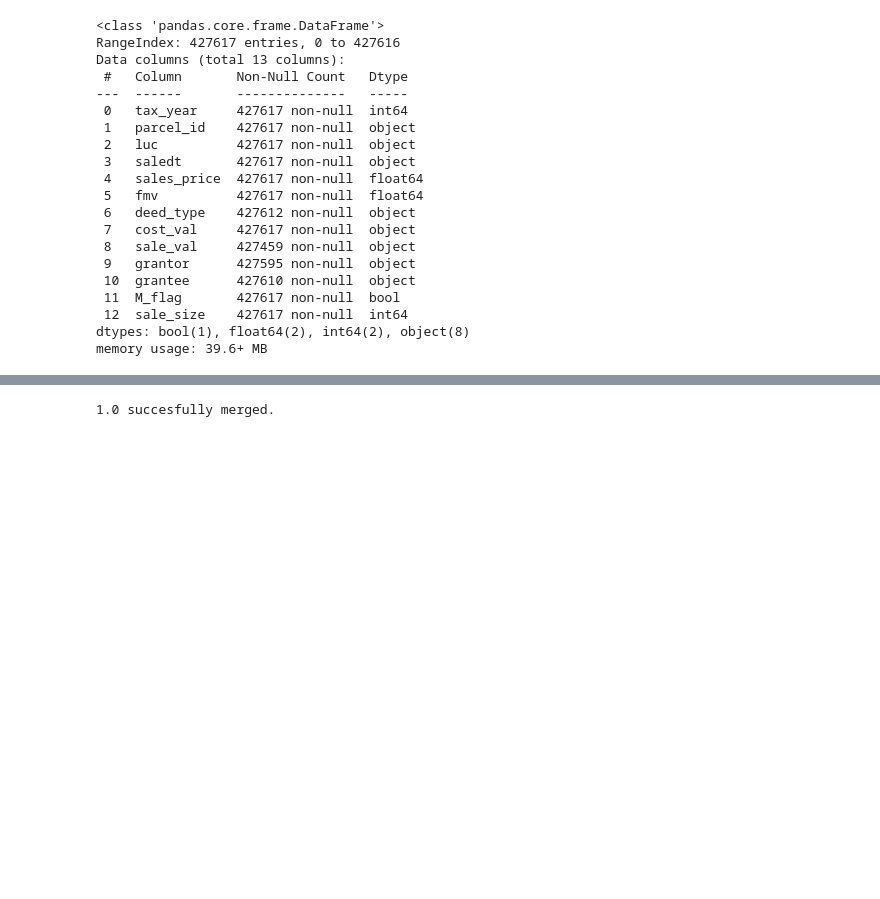
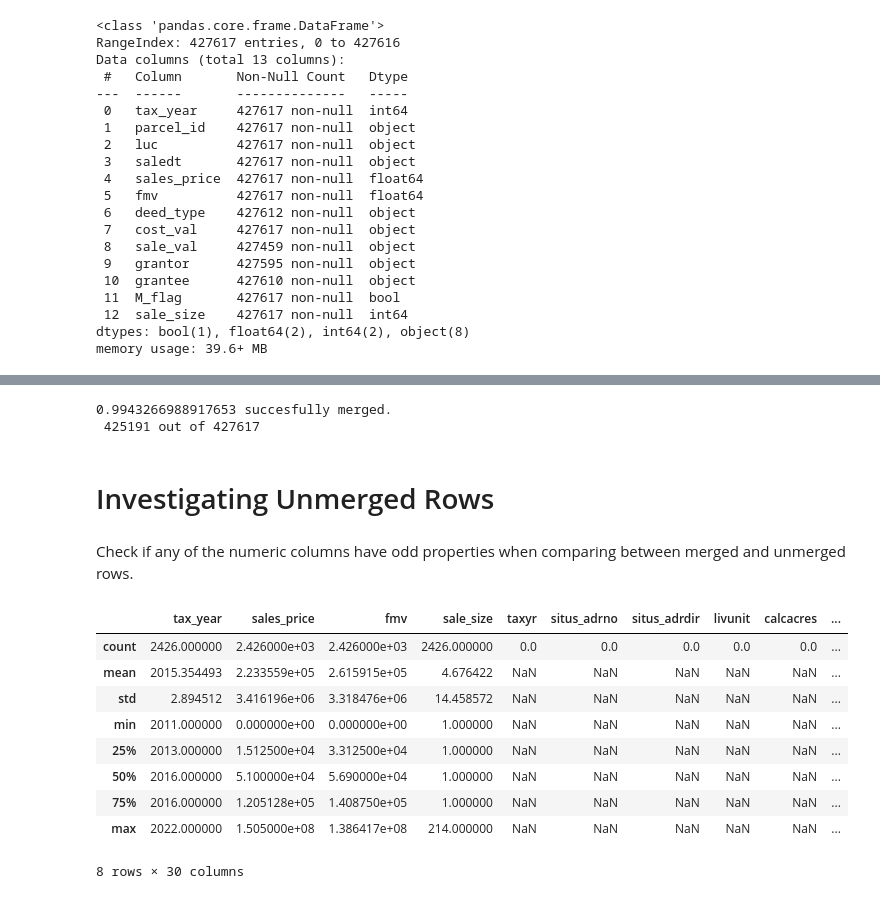
Before and after one commit to Urban-Research-Group/parcel-data-processor, a Jupyter notebook: code/fulton/sales_digest_fulton.ipynb, the cells around one changed output, grey strips where cells are left out. Drawn from its saved outputs; the diff is of its cells as text; code cells hidden in the pictures; blank space fills up the shorter version.

```diff
--- a/code/fulton/sales_digest_fulton.ipynb
+++ b/code/fulton/sales_digest_fulton.ipynb
@@ -8,7 +8,7 @@ Both the fulton digest and sales data were already compiled, so we don't actuall
 import os
 import pandas as pd
 # %%
-SALES_PATH = "/Users/tpeng/Library/CloudStorage/OneDrive-GeorgiaInstituteofTechnology/Housing and Urban Policy (HUP) Lab - Documents/Data Files/Raw Data/ATLSales/FINAL/SALES_fulton.csv"
+SALES_PATH = "/Users/tpeng/Library/CloudStorage/OneDrive-GeorgiaInstituteofTechnology/Housing and Urban Policy (HUP) Lab - Documents/Data Files/Raw Data/ATLSales/FINAL/FULTON_SALES_FINAL.csv"
 DIGEST_PATH = "/Users/tpeng/Library/CloudStorage/OneDrive-GeorgiaInstituteofTechnology/Housing and Urban Policy (HUP) Lab - Documents/Data Files/Final Datasets/Fulton/fulton_digest_withnonprofit.csv"
 
 if os.path.exists(SALES_PATH):
@@ -16,7 +16,7 @@ if os.path.exists(SALES_PATH):
 else:
     print(f"Sales file NOT PRESENT, {SALES_PATH} not found.")
 
-if os.path.exists(SALES_PATH):
+if os.path.exists(DIGEST_PATH):
     print(f"Digest file present at {DIGEST_PATH}")
 else:
     print(f"Digest file NOT PRESENT, {DIGEST_PATH} not found.")
@@ -73,13 +98,14 @@ memory usage: 39.6+ MB
 # %%
 OUT_PATH = "../../data/fulton/out"
 # %%
-sales_tax_merged = pd.merge(left=sales_df, right=digest_df, left_on=["parcel_id", "tax_year"], right_on=["parid", "taxyr"],
+sales_tax_merged = pd.merge(left=sales_df, right=digest_df, how="left", left_on=["parcel_id", "tax_year"], right_on=["parid", "taxyr"],
                             suffixes=("_sales", ""))
 # %%
 total_rows = sales_tax_merged.shape[0]
 merged_rows = sales_tax_merged["parid"].notna().sum()
 
-print(f"{merged_rows / total_rows} succesfully merged.")
+print(f"{merged_rows / total_rows} succesfully merged.\n {merged_rows} out of {total_rows}")
 # %% [output]
-1.0 succesfully merged.
+0.9943266988917653 succesfully merged.
+ 425191 out of 427617
 # %%
@@ -86,0 +113,20 @@ sales_tax_merged.to_csv(os.path.join(OUT_PATH, "FULTON_SALES_TAX_DIGEST_FINAL.cs
+# %% [markdown]
+# Investigating Unmerged Rows
+# %%
+unmerged_df = sales_tax_merged[sales_tax_merged["parid"].isna()]
+merged_df = sales_tax_merged[sales_tax_merged["parid"].notna()]
+# %% [markdown]
+Check if any of the numeric columns have odd properties when comparing between merged and unmerged rows.
+# %%
+unmerged_df.describe()
+# %% [output]
+|  | tax_year | sales_price | fmv | sale_size | taxyr | situs_adrno | situs_adrdir | livunit | calcacres | ... |
+| count | 2426.000000 | 2.426000e+03 | 2.426000e+03 | 2426.000000 | 0.0 | 0.0 | 0.0 | 0.0 | 0.0 | ... |
+| mean | 2015.354493 | 2.233559e+05 | 2.615915e+05 | 4.676422 | NaN | NaN | NaN | NaN | NaN | ... |
+| std | 2.894512 | 3.416196e+06 | 3.318476e+06 | 14.458572 | NaN | NaN | NaN | NaN | NaN | ... |
+| min | 2011.000000 | 0.000000e+00 | 0.000000e+00 | 1.000000 | NaN | NaN | NaN | NaN | NaN | ... |
+| 25% | 2013.000000 | 1.512500e+04 | 3.312500e+04 | 1.000000 | NaN | NaN | NaN | NaN | NaN | ... |
+| 50% | 2016.000000 | 5.100000e+04 | 5.690000e+04 | 1.000000 | NaN | NaN | NaN | NaN | NaN | ... |
+| 75% | 2016.000000 | 1.205128e+05 | 1.408750e+05 | 1.000000 | NaN | NaN | NaN | NaN | NaN | ... |
+| max | 2022.000000 | 1.505000e+08 | 1.386417e+08 | 214.000000 | NaN | NaN | NaN | NaN | NaN | ... |
+8 rows × 30 columns
```
Also changed, not shown: parts of 16 cells of this notebook, 4 other files.
